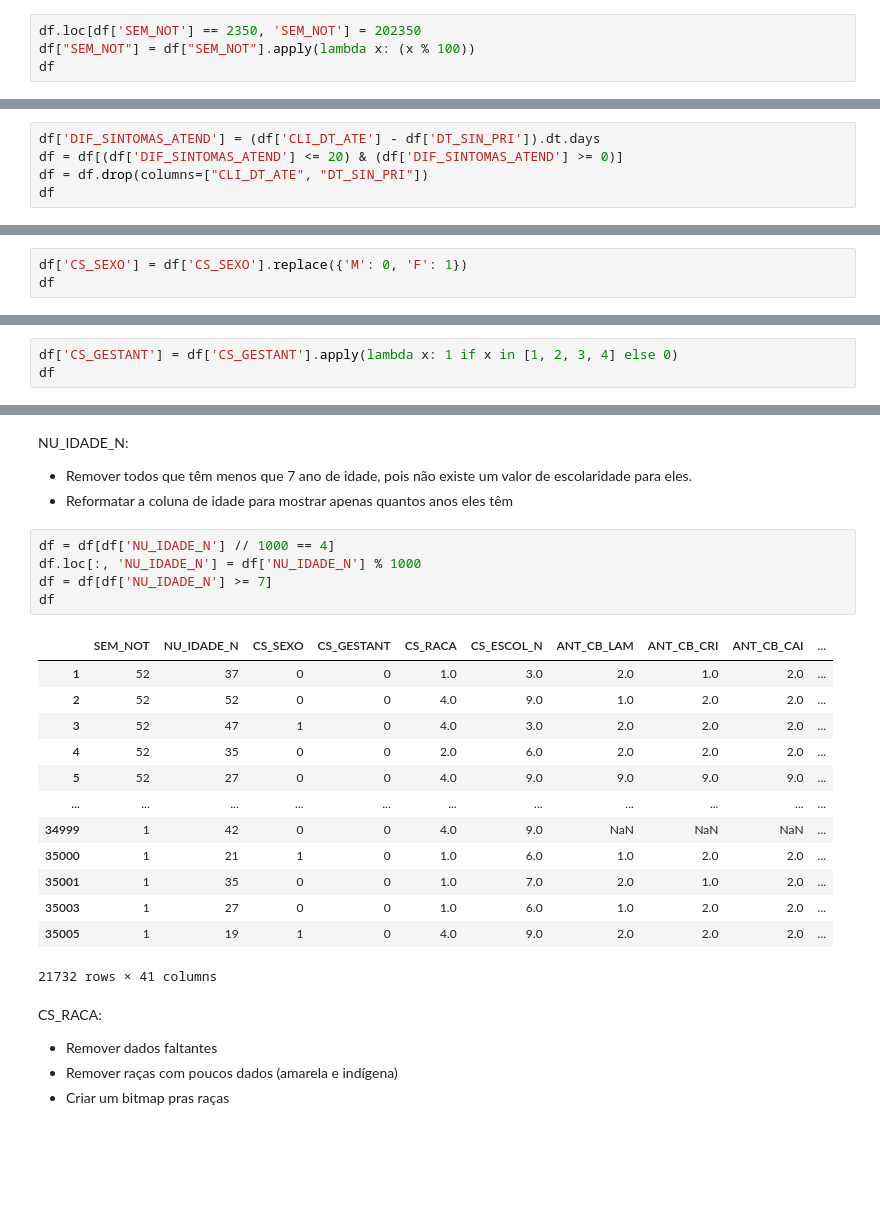
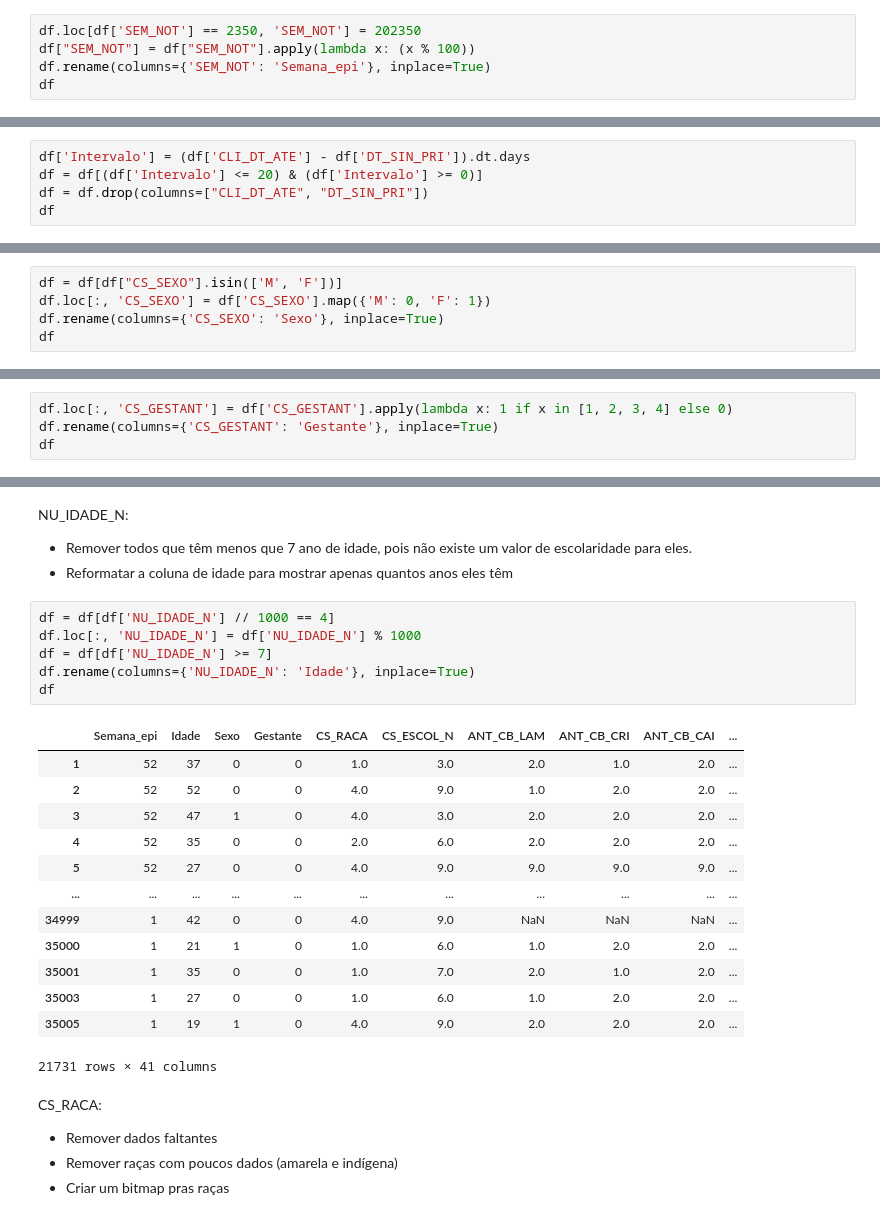
Before and after one commit to arturrur/mc853, a Jupyter notebook: Preprocessing.ipynb, the cells around one changed output, grey strips where cells are left out. Cells and saved outputs as stored; diff of their text form; blank space fills up the shorter version.

```diff
--- a/Preprocessing.ipynb
+++ b/Preprocessing.ipynb
@@ -136,5 +138,6 @@ Obs: Teve uma amostra que tinha o valor de SEM_NOT como 2350, muito provavelment
 # %%
 df.loc[df['SEM_NOT'] == 2350, 'SEM_NOT'] = 202350
 df["SEM_NOT"] = df["SEM_NOT"].apply(lambda x: (x % 100))
+df.rename(columns={'SEM_NOT': 'Semana_epi'}, inplace=True)
 df
 # %% [output]
@@ -157,8 +160,8 @@ CLI_DT_ATE & DT_SIN_PRI:
 - Tirar dos dados aqueles que têm mais de 20 dias entre as duas datas.
 - Remover as colunas CLI_DT_ATE e DT_SIN_PRI, que não têm mais uso.
 # %%
-df['DIF_SINTOMAS_ATEND'] = (df['CLI_DT_ATE'] - df['DT_SIN_PRI']).dt.days
-df = df[(df['DIF_SINTOMAS_ATEND'] <= 20) & (df['DIF_SINTOMAS_ATEND'] >= 0)]
+df['Intervalo'] = (df['CLI_DT_ATE'] - df['DT_SIN_PRI']).dt.days
+df = df[(df['Intervalo'] <= 20) & (df['Intervalo'] >= 0)]
 df = df.drop(columns=["CLI_DT_ATE", "DT_SIN_PRI"])
 df
 # %% [output]
@@ -180,6 +183,8 @@ CS_SEXO, transformar a coluna em bool
 - 0 se M
 - 1 se F
 # %%
-df['CS_SEXO'] = df['CS_SEXO'].replace({'M': 0, 'F': 1})
+df = df[df["CS_SEXO"].isin(['M', 'F'])]
+df.loc[:, 'CS_SEXO'] = df['CS_SEXO'].map({'M': 0, 'F': 1})
+df.rename(columns={'CS_SEXO': 'Sexo'}, inplace=True)
 df
 # %% [output]
@@ -201,6 +210,7 @@ CS_GESTANT, transformar a coluna em bool
 - True se gestante
 - False caso contrário
 # %%
-df['CS_GESTANT'] = df['CS_GESTANT'].apply(lambda x: 1 if x in [1, 2, 3, 4] else 0)
+df.loc[:, 'CS_GESTANT'] = df['CS_GESTANT'].apply(lambda x: 1 if x in [1, 2, 3, 4] else 0)
+df.rename(columns={'CS_GESTANT': 'Gestante'}, inplace=True)
 df
 # %% [output]
@@ -224,10 +238,11 @@ NU_IDADE_N:
 # %%
 df = df[df['NU_IDADE_N'] // 1000 == 4]
 df.loc[:, 'NU_IDADE_N'] = df['NU_IDADE_N'] % 1000
 df = df[df['NU_IDADE_N'] >= 7]
+df.rename(columns={'NU_IDADE_N': 'Idade'}, inplace=True)
 df
 # %% [output]
-|  | SEM_NOT | NU_IDADE_N | CS_SEXO | CS_GESTANT | CS_RACA | CS_ESCOL_N | ANT_CB_LAM | ANT_CB_CRI | ANT_CB_CAI | ... |
+|  | Semana_epi | Idade | Sexo | Gestante | CS_RACA | CS_ESCOL_N | ANT_CB_LAM | ANT_CB_CRI | ANT_CB_CAI | ... |
 | 1 | 52 | 37 | 0 | 0 | 1.0 | 3.0 | 2.0 | 1.0 | 2.0 | ... |
 | 2 | 52 | 52 | 0 | 0 | 4.0 | 9.0 | 1.0 | 2.0 | 2.0 | ... |
 | 3 | 52 | 47 | 1 | 0 | 4.0 | 3.0 | 2.0 | 2.0 | 2.0 | ... |
@@ -239,7 +254,7 @@ df
 | 35001 | 1 | 35 | 0 | 0 | 1.0 | 7.0 | 2.0 | 1.0 | 2.0 | ... |
 | 35003 | 1 | 27 | 0 | 0 | 1.0 | 6.0 | 1.0 | 2.0 | 2.0 | ... |
 | 35005 | 1 | 19 | 1 | 0 | 4.0 | 9.0 | 2.0 | 2.0 | 2.0 | ... |
-21732 rows × 41 columns
+21731 rows × 41 columns
 # %% [markdown]
 CS_RACA:
 - Remover dados faltantes
```
Also changed, not shown: parts of 15 cells of this notebook.
